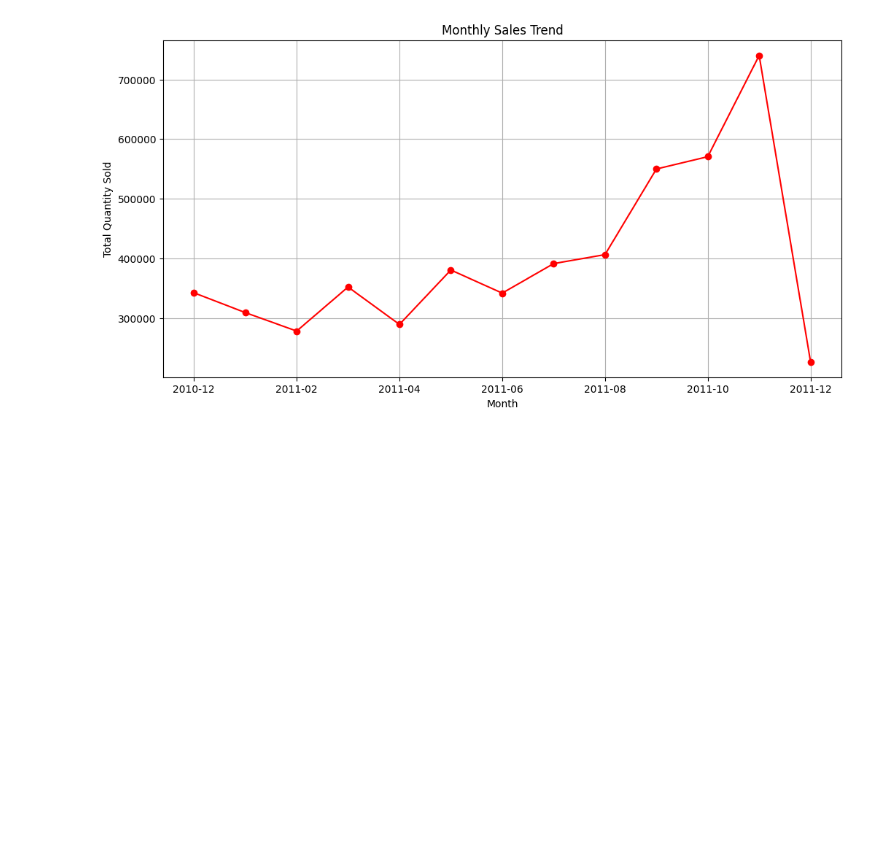
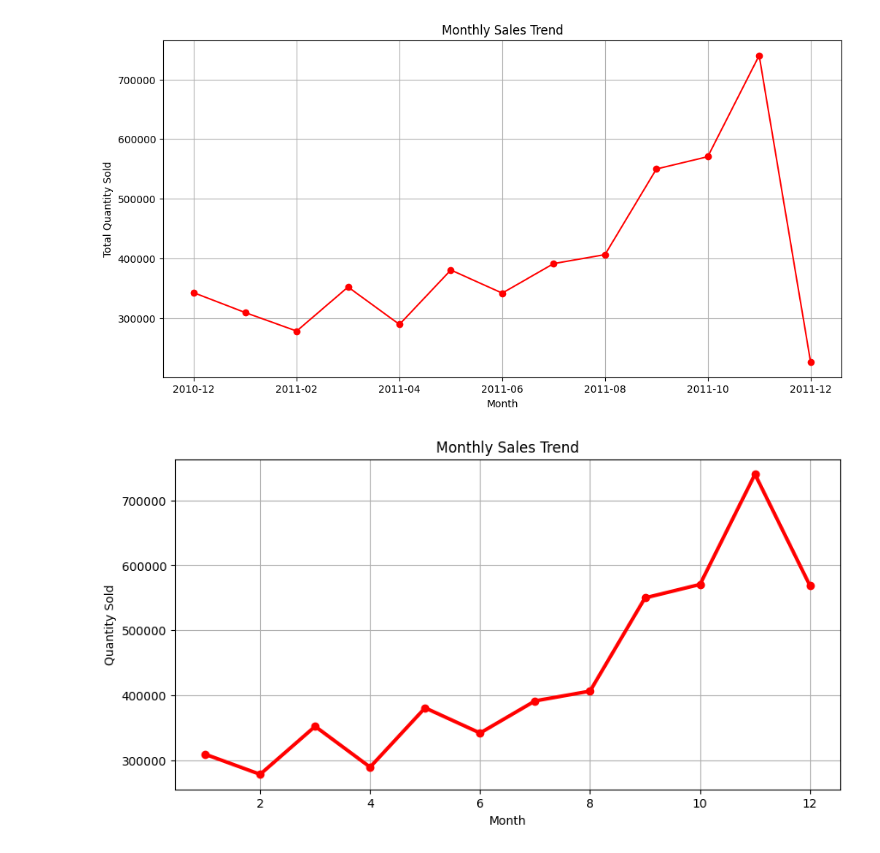
Before and after one commit to shreyabirajdar25-eng/RetailPulse, a Jupyter notebook: EDA.ipynb, the cells around one changed output. Drawn from its saved outputs; the diff is of its cells as text; code cells hidden in the pictures; blank space fills up the shorter version.

```diff
--- a/EDA.ipynb
+++ b/EDA.ipynb
@@ -129,3 +129,21 @@ plt.grid(True)
 plt.show()
 # %% [output]
 [figure]
+# %%
+monthly_sales = df.groupby(df["InvoiceDate"].dt.month)["Quantity"].sum()
+
+plt.figure(figsize=(10,5))
+monthly_sales.plot(
+    kind="line",
+    color="red",
+    marker="o",
+    linewidth=3
+)
+
+plt.title("Monthly Sales Trend")
+plt.xlabel("Month")
+plt.ylabel("Quantity Sold")
+plt.grid(True)
+plt.show()
+# %% [output]
+[figure, added]
```
Also changed, not shown: 1 other file.
